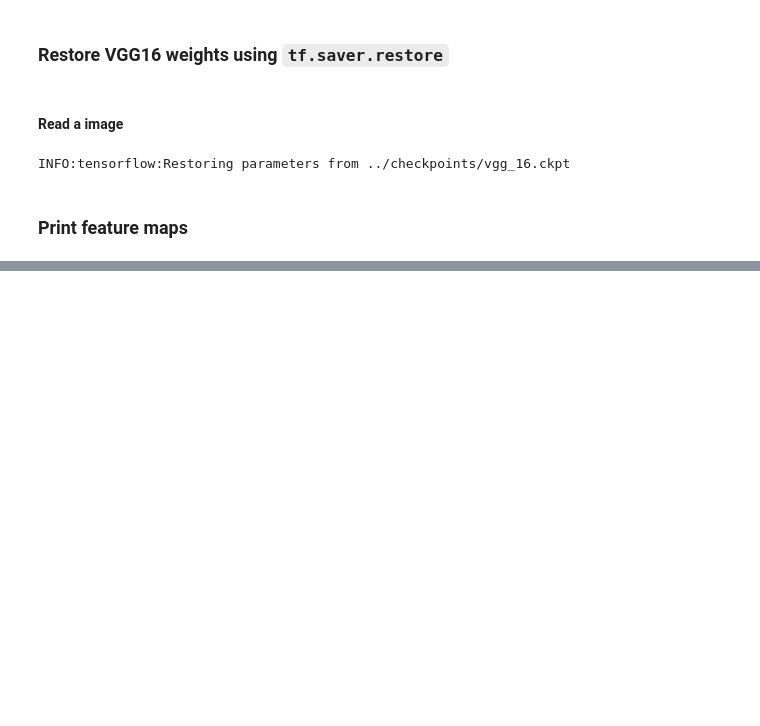
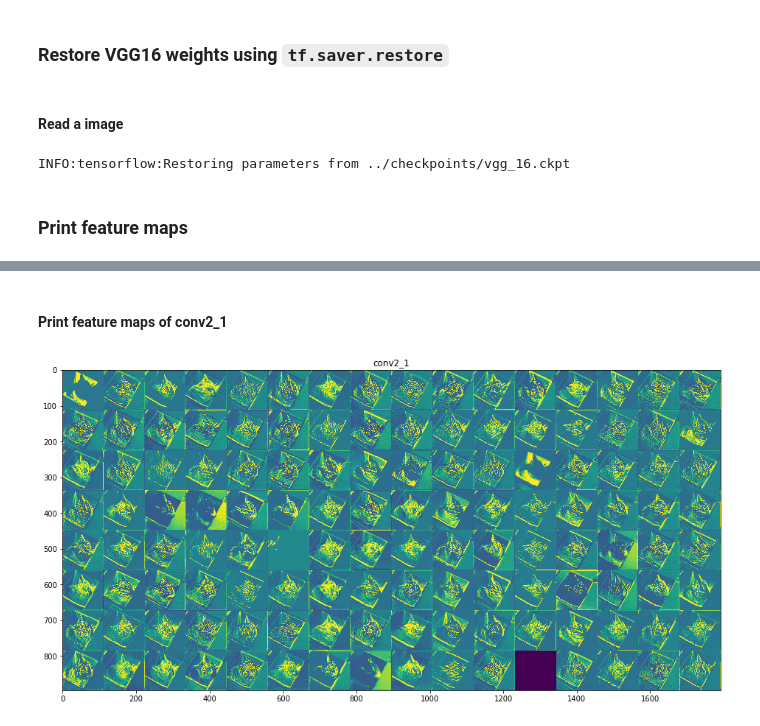
Before and after one commit to modulabs/modu-tensorflow, a Jupyter notebook: week04/01_vgg_slim.ipynb, the cells around one changed output, grey strips where cells are left out. Drawn from its saved outputs; the diff is of its cells as text; code cells hidden in the pictures; blank space fills up the shorter version.

```diff
--- a/week04/01_vgg_slim.ipynb
+++ b/week04/01_vgg_slim.ipynb
@@ -124,0 +174,6 @@ plt.show()
+# %% [markdown]
+#### Print feature maps of conv2_1
+# %%
+print_all_feature_maps(conv2_1, 'conv2_1')
+# %% [output]
+[figure, added]
```
Also changed, not shown: parts of 15 cells of this notebook.
